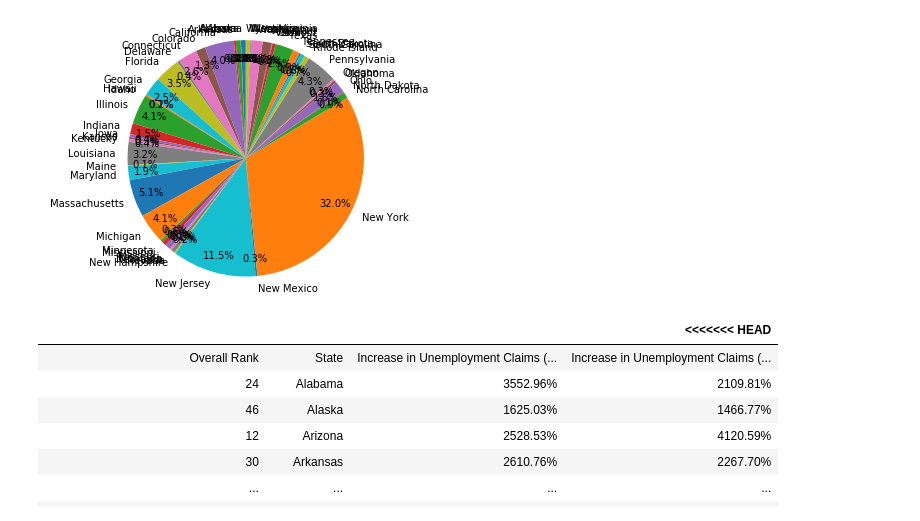
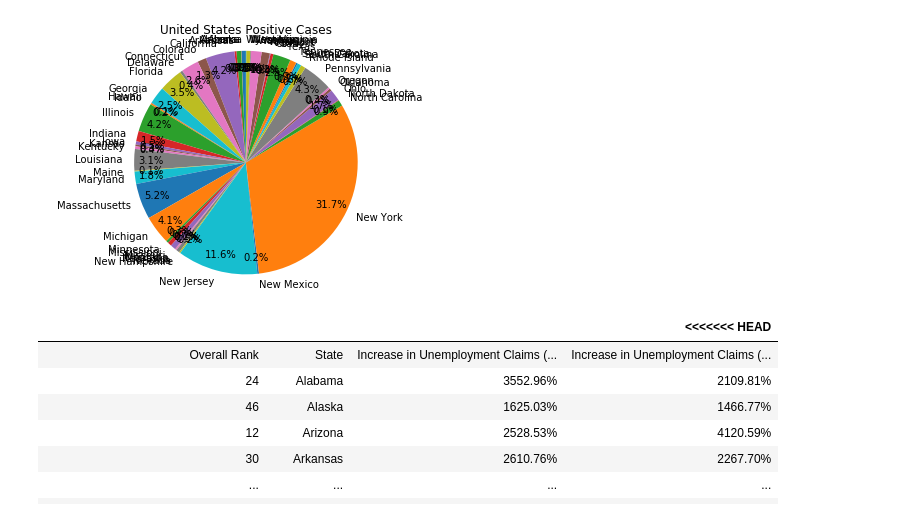
Before and after one commit to lmstevens/Group_Project_1, a Jupyter notebook: Sequoyah_States_Graphs.ipynb, the cells around one changed output. Saved outputs shown, nothing was run; the diff lists cells and outputs as text; code cells hidden in the pictures.

```diff
--- a/Sequoyah_States_Graphs.ipynb
+++ b/Sequoyah_States_Graphs.ipynb
@@ -203,16 +203,16 @@ plt.show()
 # %%
 #Sequoyah's Pie Chart
 plt.pie(comb2_df['Positive'], labels=comb2_df['State'], shadow=False, startangle=90, pctdistance=0.85,
          autopct='%1.1f%%')
 
 
 plt.axis('equal')
-ax.set_title("United States Positive Cases")
+plt.title("United States Positive Cases")
 # View the plot
 plt.tight_layout()
 plt.show()
 # %% [output]
-[figure, old version]
+[figure, new version]
 # %%
 #Sequoyah's Code
 
```
Also changed, not shown: parts of 4 cells of this notebook.
